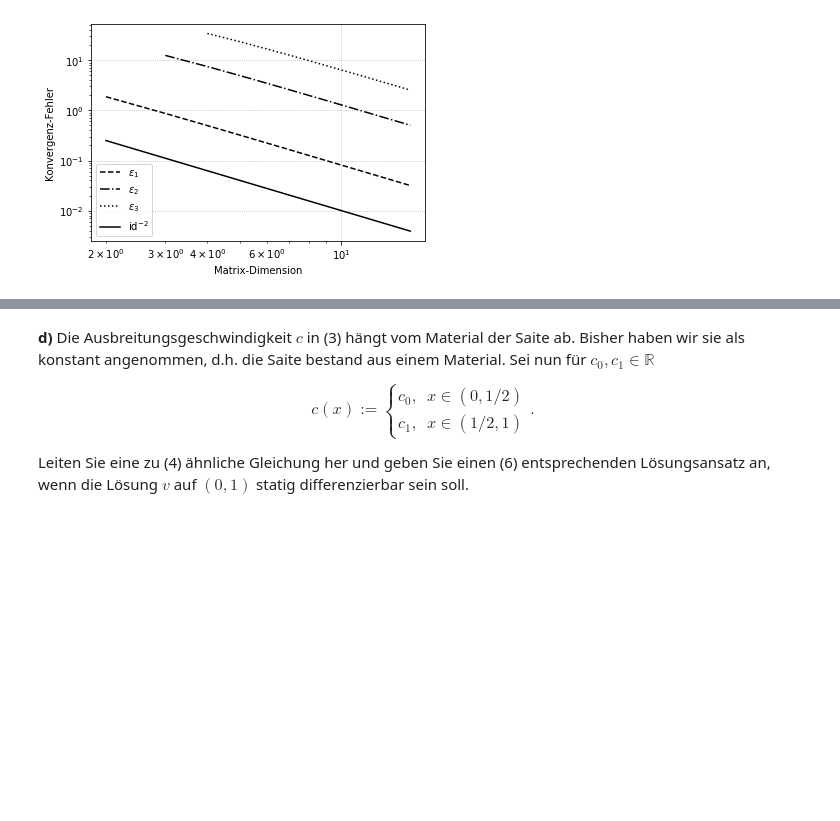
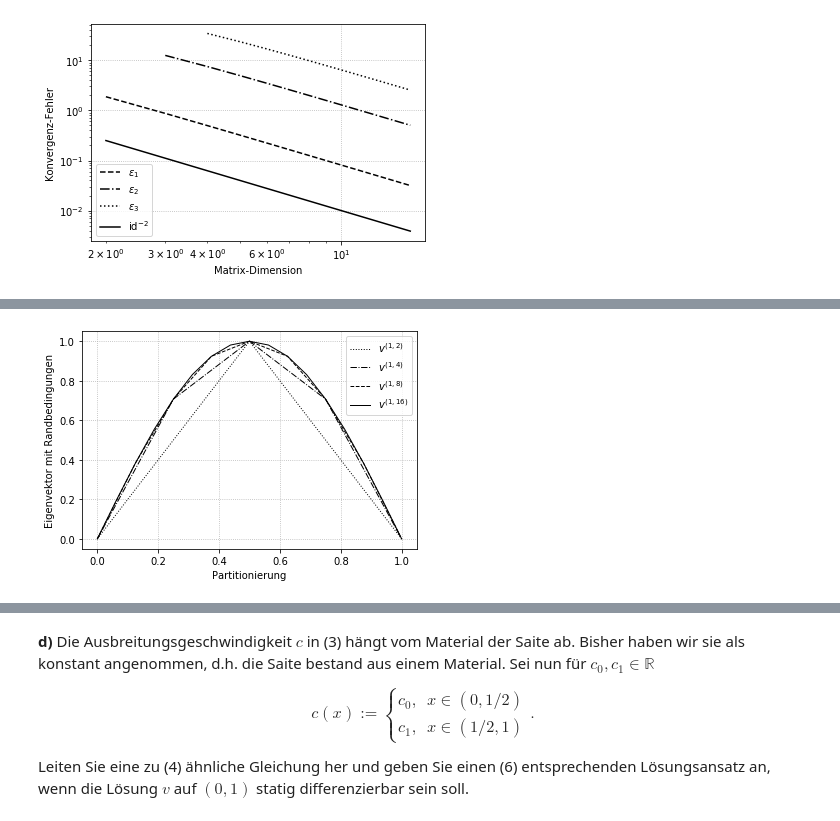
Before and after one commit to MrWhiteRichard/Fundament-Mathematik, a Jupyter notebook: WS_2019-20/Numerik_UE/Projekt_2/Aufgabe_2/Projekt_2_Aufgabe_2.ipynb, the cells around one changed output, grey strips where cells are left out. Drawn from its saved outputs; the diff is of its cells as text; code cells hidden in the pictures; blank space fills up the shorter version.

Commit message:
Numerik Projekt 2: Aufgabe 2: Allgeemeines Eigenwertproblem fertig, Vektoriteration weitergemacht;

```diff
--- a/WS_2019-20/Numerik_UE/Projekt_2/Aufgabe_2/Projekt_2_Aufgabe_2.ipynb
+++ b/WS_2019-20/Numerik_UE/Projekt_2/Aufgabe_2/Projekt_2_Aufgabe_2.ipynb
@@ -71,8 +71,13 @@ def get_sorted_eigen_values_and_vectors(M):
     vectors = []
 
     for pair in pairs:
+
         values  += [pair[0]]
-        vectors += [pair[1]]
+
+        if len(pairs) == 1:
+            vectors += [[pair[1]]]
+        else:
+            vectors += [pair[1]]
 
     values  = np.array(values)
     vectors = np.array(vectors)
@@ -449,30 +330,39 @@ x_max = 2
 
 #test(x_max)
 # %%
-# i ... which eigen vector to plot
-
-def plot_eigen_vector(n, i):
+def plot_eigen_vectors(n_array, i):
 
     # there are n_max-1 eigen values/vectors at max
-    assert i < n
-
-    # get matrix
-    A = my_numpy_matrix(n)
-
-    # get sorted eigen vectors
-    eigen_vectors = sorted_eigen_vectors(A)
-
-    # which eigen vector to plot
-    eigen_vector = eigen_vectors[i-1]
-
-    # get plot pair from eigen vector
-    x, y = get_plot_pair_from_eigen_vector(eigen_vector)
+    assert i < min(n_array)
 
     # mandatory for adding labels
     fig, ax = plt.subplots()
 
-    # do actual plotting
-    plt.plot(x, y, color = 'black')
+    # separate graphs via linestyles instead of colours
+    linestyles = [':', '-.', '--', '-']
+
+    for l, n in enumerate(n_array):
+
+        # get matrix
+        A = my_numpy_matrix(n)
+
+        # get sorted eigen vectors
+        eigen_vectors = get_sorted_eigen_vectors(A)
+
+        # which eigen vectors to plot
+        eigen_vector = eigen_vectors[i-1]
+
+        # get plot pair from eigen vector
+        x, y = get_plot_pair_from_eigen_vector(eigen_vector)
+
+        l_ = l % len(linestyles)
+
+        # do actual plotting
+        plt.plot(x, y, linestyles[l_], color = 'black', linewidth = 1)
+
+    # add legend
+    legend = ["$v^{{({}, {})}}$".format(i, n) for n in n_array]
+    plt.legend((*legend,))
 
     # add labels
     ax.set_xlabel("Partitionierung")
@@ -482,8 +372,8 @@ def plot_eigen_vector(n, i):
     plt.grid(linestyle = ':')
 
     # save me
-    file_path = 'images/'
-    file_name = 'plot_eigen_vector(n = {}, i = {})'.format(n, i)
+    file_path = 'images/' + 'plot_eigen_vectors/'
+    file_name = 'plot_eigen_vectors(n_array = {}, i = {})'.format(n_array, i)
     plt.savefig(file_path + file_name + '.png')
 
     # showtime
@@ -491,15 +381,21 @@ def plot_eigen_vector(n, i):
 
 # ---------------------------------------------------------------- #
 
-def foo(n_max, i_max):
+def foo(i_max):
+
     for i in range(1, i_max+1):
-        for n in range(i+1, n_max+1):
-            if m.log(n, 2).is_integer():
-                print("i =", i)
-                print("n =", n)
-                plot_eigen_vector(n, i)
 
-n_max = 128
-i_max = 4
+        p_min = np.log2(i+1)
+        p_min = np.ceil(p_min)
+        p_min = int(p_min)
+        n_array = [2**(p_min + p_add) for p_add in range(4)]
 
-#foo(n_max, i_max)
+        print("n_array =", n_array)
+        print("i =", i)
+
+        plot_eigen_vectors(n_array, i)
+
+i_max = 8
+
+foo(i_max)
+# %% [output]
@@ -505,0 +404 @@ i_max = 4
+[figure, added]
```
Also changed, not shown: parts of 18 cells of this notebook, 48 other files.
